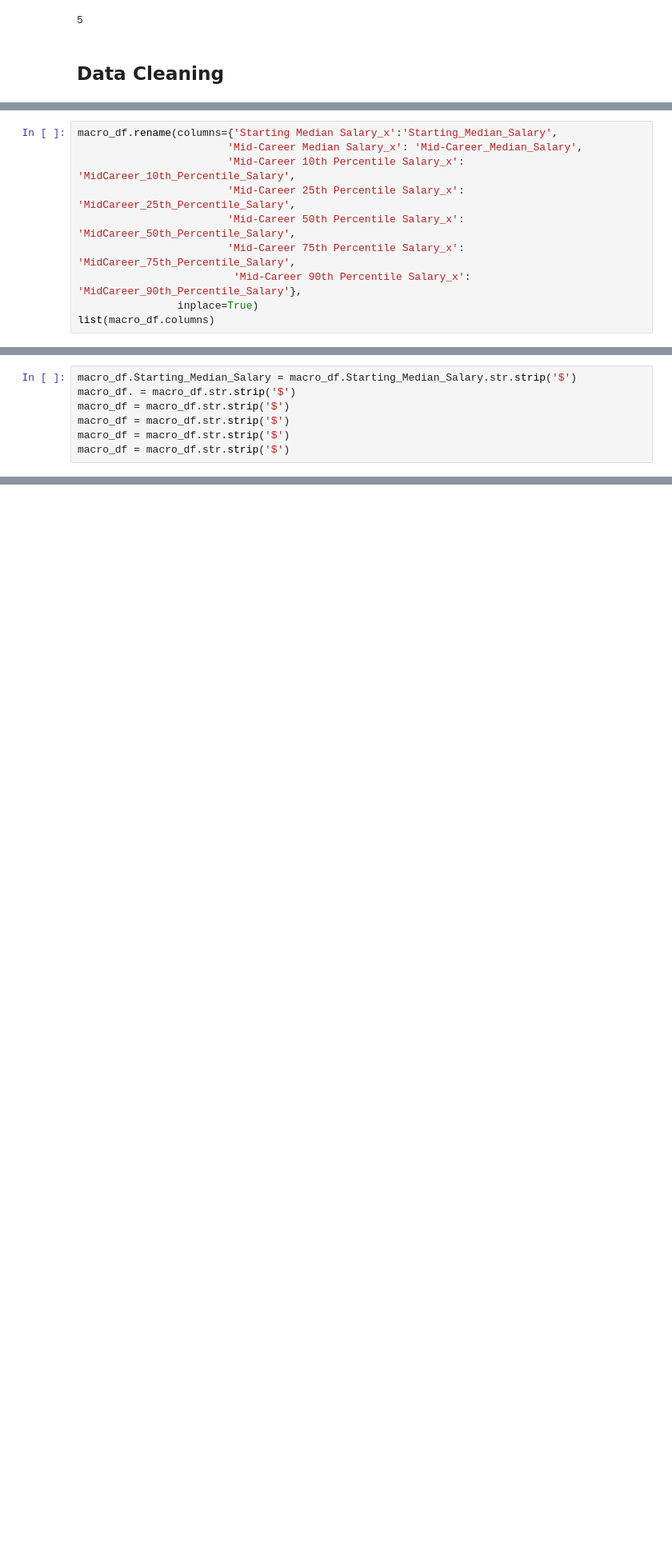
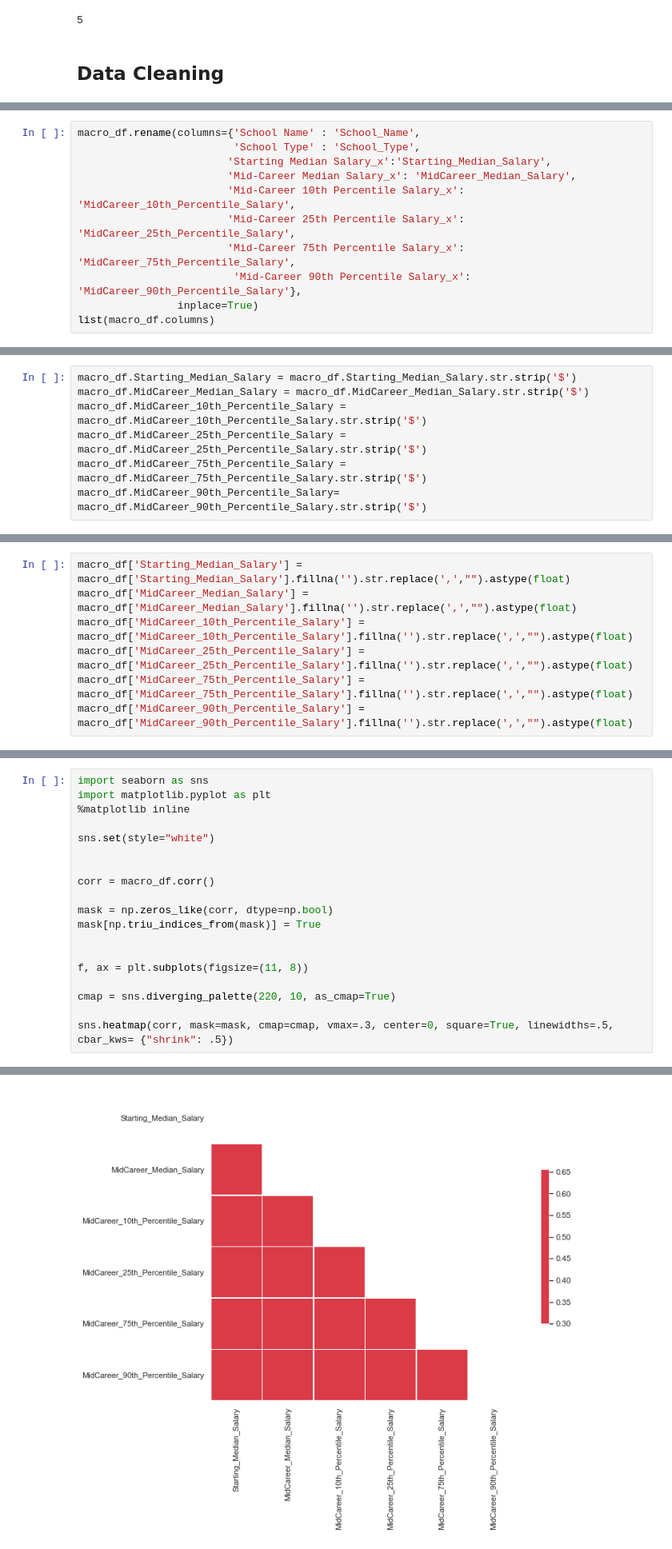
Before and after one commit to samcches/where_college_pays_off, a Jupyter notebook: where-college-pays-off.ipynb, the cells around one changed output, grey strips where cells are left out. Shown at 80% size. Cells and saved outputs as stored; diff of their text form; blank space fills up the shorter version.

```diff
--- a/where-college-pays-off.ipynb
+++ b/where-college-pays-off.ipynb
@@ -238,11 +238,12 @@ Mid-Career 90th Percentile Salary_x    0
 Region                                 0
 dtype: int64
 # %%
-macro_df.rename(columns={'Starting Median Salary_x':'Starting_Median_Salary',
-                        'Mid-Career Median Salary_x': 'Mid-Career_Median_Salary',
+macro_df.rename(columns={'School Name' : 'School_Name',
+                         'School Type' : 'School_Type',
+                        'Starting Median Salary_x':'Starting_Median_Salary',
+                        'Mid-Career Median Salary_x': 'MidCareer_Median_Salary',
                         'Mid-Career 10th Percentile Salary_x': 'MidCareer_10th_Percentile_Salary',
                         'Mid-Career 25th Percentile Salary_x': 'MidCareer_25th_Percentile_Salary',
-                        'Mid-Career 50th Percentile Salary_x': 'MidCareer_50th_Percentile_Salary',
                         'Mid-Career 75th Percentile Salary_x': 'MidCareer_75th_Percentile_Salary',
                          'Mid-Career 90th Percentile Salary_x': 'MidCareer_90th_Percentile_Salary'},
                 inplace=True)
@@ -260,8 +265,8 @@ list(macro_df.columns)
 # %%
 macro_df.Starting_Median_Salary = macro_df.Starting_Median_Salary.str.strip('$')
-macro_df. = macro_df.str.strip('$')
-macro_df = macro_df.str.strip('$')
-macro_df = macro_df.str.strip('$')
-macro_df = macro_df.str.strip('$')
-macro_df = macro_df.str.strip('$')
+macro_df.MidCareer_Median_Salary = macro_df.MidCareer_Median_Salary.str.strip('$')
+macro_df.MidCareer_10th_Percentile_Salary = macro_df.MidCareer_10th_Percentile_Salary.str.strip('$')
+macro_df.MidCareer_25th_Percentile_Salary = macro_df.MidCareer_25th_Percentile_Salary.str.strip('$')
+macro_df.MidCareer_75th_Percentile_Salary = macro_df.MidCareer_75th_Percentile_Salary.str.strip('$')
+macro_df.MidCareer_90th_Percentile_Salary= macro_df.MidCareer_90th_Percentile_Salary.str.strip('$')
 # %% [output]
@@ -268,0 +294,7 @@ AttributeError: 'DataFrame' object has no attribute 'str'
+# %%
+macro_df['Starting_Median_Salary'] = macro_df['Starting_Median_Salary'].fillna('').str.replace(',',"").astype(float)
+macro_df['MidCareer_Median_Salary'] = macro_df['MidCareer_Median_Salary'].fillna('').str.replace(',',"").astype(float)
+macro_df['MidCareer_10th_Percentile_Salary'] = macro_df['MidCareer_10th_Percentile_Salary'].fillna('').str.replace(',',"").astype(float)
+macro_df['MidCareer_25th_Percentile_Salary'] = macro_df['MidCareer_25th_Percentile_Salary'].fillna('').str.replace(',',"").astype(float)
+macro_df['MidCareer_75th_Percentile_Salary'] = macro_df['MidCareer_75th_Percentile_Salary'].fillna('').str.replace(',',"").astype(float)
+macro_df['MidCareer_90th_Percentile_Salary'] = macro_df['MidCareer_90th_Percentile_Salary'].fillna('').str.replace(',',"").astype(float)
@@ -268,0 +338,20 @@ AttributeError: 'DataFrame' object has no attribute 'str'
+# %%
+import seaborn as sns
+import matplotlib.pyplot as plt
+%matplotlib inline
+
+sns.set(style="white")
+
+
+corr = macro_df.corr()
+
+mask = np.zeros_like(corr, dtype=np.bool)
+mask[np.triu_indices_from(mask)] = True
+
+
+f, ax = plt.subplots(figsize=(11, 8))
+
+cmap = sns.diverging_palette(220, 10, as_cmap=True)
+
+sns.heatmap(corr, mask=mask, cmap=cmap, vmax=.3, center=0, square=True, linewidths=.5, cbar_kws= {"shrink": .5})
+# %% [output]
@@ -269,3 +359,4 @@ AttributeError: 'DataFrame' object has no attribute 'str'
+[figure, added]
 # %%
 from sklearn.preprocessing import PolynomialFeatures
 from sklearn.linear_model import LinearRegression
```
Also changed, not shown: parts of 8 cells of this notebook.
